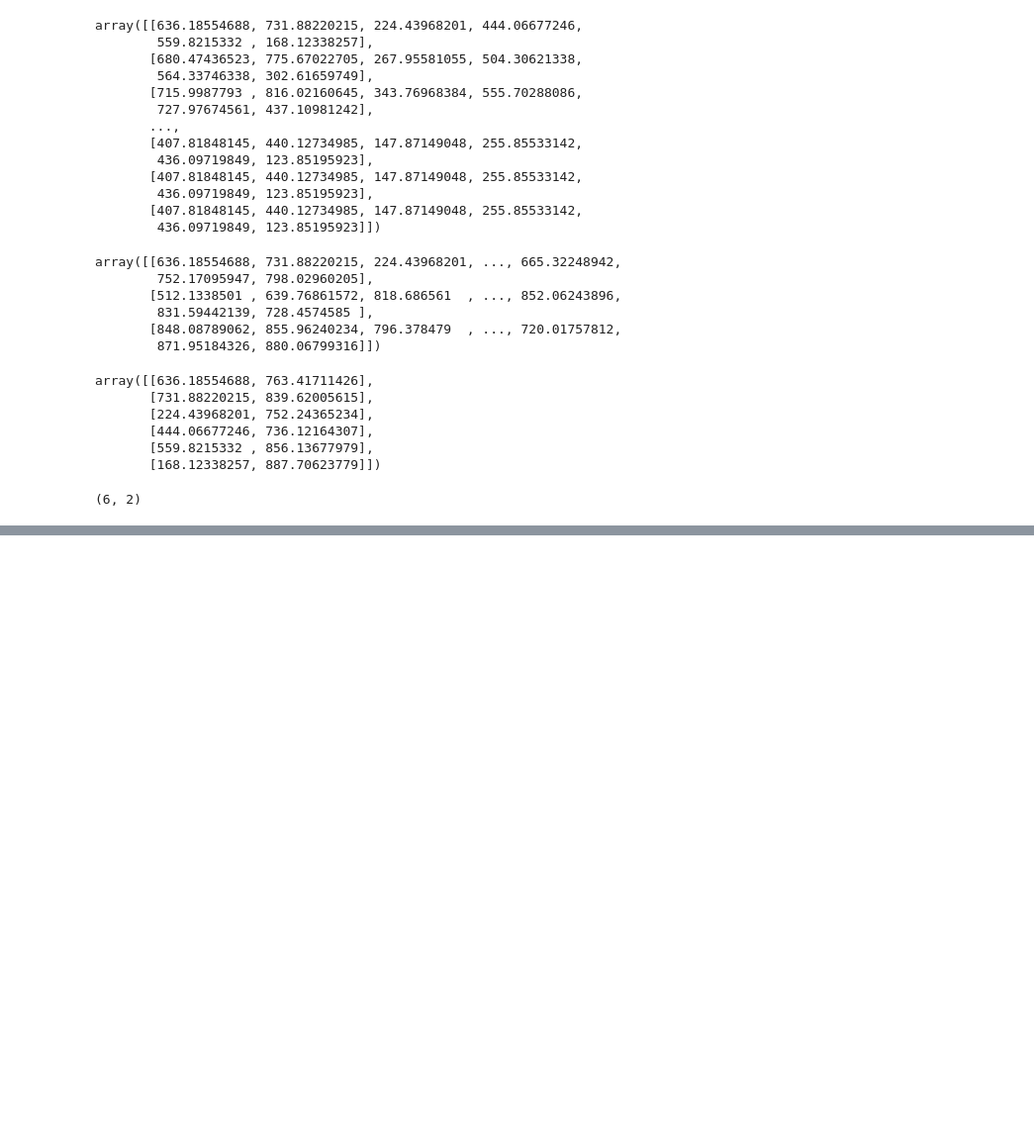
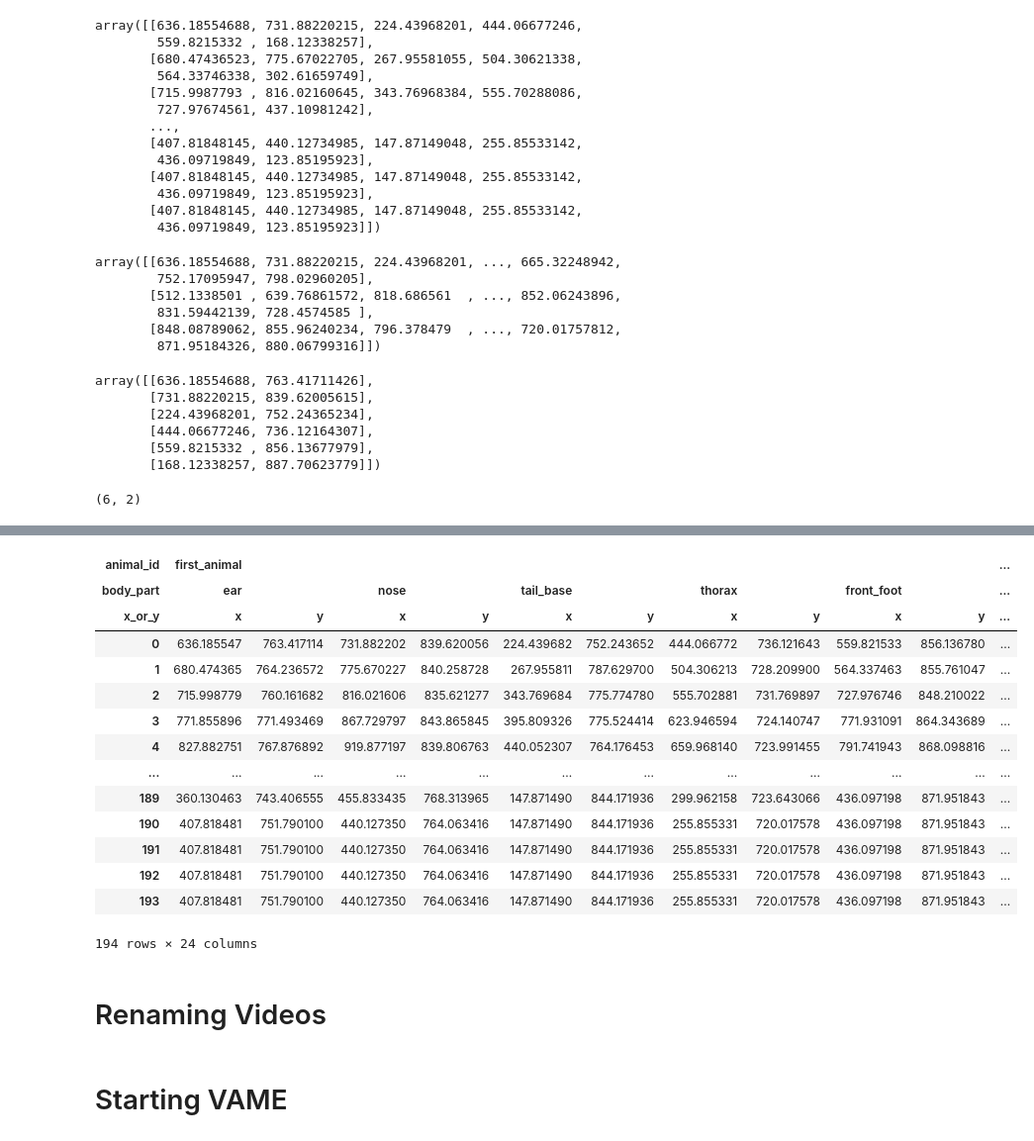
Before and after one commit to padillacoreanolab/dominance_strain_comparison, a Jupyter notebook: results/2023_03_09_tube_test_sleap_analysis/h5_to_csv.ipynb, the cells around one changed output, grey strips where cells are left out. Shown at 99% size. Cells and saved outputs as stored; diff of their text form; code cells hidden in the pictures; blank space fills up the shorter version.

```diff
--- a/results/2023_03_09_tube_test_sleap_analysis/h5_to_csv.ipynb
+++ b/results/2023_03_09_tube_test_sleap_analysis/h5_to_csv.ipynb
@@ -444,0 +476,22 @@ pd.DataFrame(animal_1_array, columns=header)
+# %%
+first_and_second_animal_df = pd.merge(first_animal_df, second_animal_df, left_index=True, right_index=True)
+# %%
+first_and_second_animal_df
+# %% [output]
+| animal_id | first_animal |  |  |  |  |  |  |  |  |  | ... |
+| body_part | ear |  | nose |  | tail_base |  | thorax |  | front_foot |  | ... |
+| x_or_y | x | y | x | y | x | y | x | y | x | y | ... |
+| 0 | 636.185547 | 763.417114 | 731.882202 | 839.620056 | 224.439682 | 752.243652 | 444.066772 | 736.121643 | 559.821533 | 856.136780 | ... |
+| 1 | 680.474365 | 764.236572 | 775.670227 | 840.258728 | 267.955811 | 787.629700 | 504.306213 | 728.209900 | 564.337463 | 855.761047 | ... |
+| 2 | 715.998779 | 760.161682 | 816.021606 | 835.621277 | 343.769684 | 775.774780 | 555.702881 | 731.769897 | 727.976746 | 848.210022 | ... |
+| 3 | 771.855896 | 771.493469 | 867.729797 | 843.865845 | 395.809326 | 775.524414 | 623.946594 | 724.140747 | 771.931091 | 864.343689 | ... |
+| 4 | 827.882751 | 767.876892 | 919.877197 | 839.806763 | 440.052307 | 764.176453 | 659.968140 | 723.991455 | 791.741943 | 868.098816 | ... |
+| ... | ... | ... | ... | ... | ... | ... | ... | ... | ... | ... | ... |
+| 189 | 360.130463 | 743.406555 | 455.833435 | 768.313965 | 147.871490 | 844.171936 | 299.962158 | 723.643066 | 436.097198 | 871.951843 | ... |
+| 190 | 407.818481 | 751.790100 | 440.127350 | 764.063416 | 147.871490 | 844.171936 | 255.855331 | 720.017578 | 436.097198 | 871.951843 | ... |
+| 191 | 407.818481 | 751.790100 | 440.127350 | 764.063416 | 147.871490 | 844.171936 | 255.855331 | 720.017578 | 436.097198 | 871.951843 | ... |
+| 192 | 407.818481 | 751.790100 | 440.127350 | 764.063416 | 147.871490 | 844.171936 | 255.855331 | 720.017578 | 436.097198 | 871.951843 | ... |
+| 193 | 407.818481 | 751.790100 | 440.127350 | 764.063416 | 147.871490 | 844.171936 | 255.855331 | 720.017578 | 436.097198 | 871.951843 | ... |
+194 rows × 24 columns
+# %% [markdown]
+# Renaming Videos
@@ -444,0 +507,2 @@ pd.DataFrame(animal_1_array, columns=header)
+# %% [markdown]
+# Starting VAME
```
Also changed, not shown: parts of 45 cells of this notebook.
